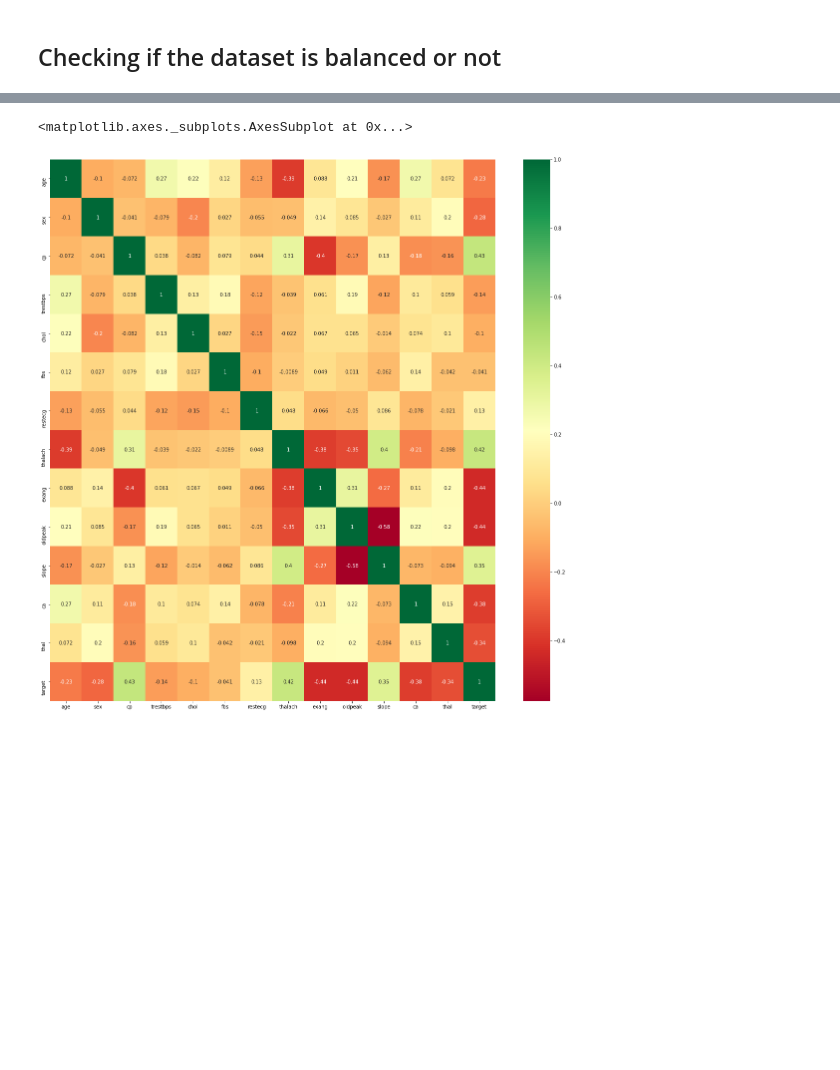
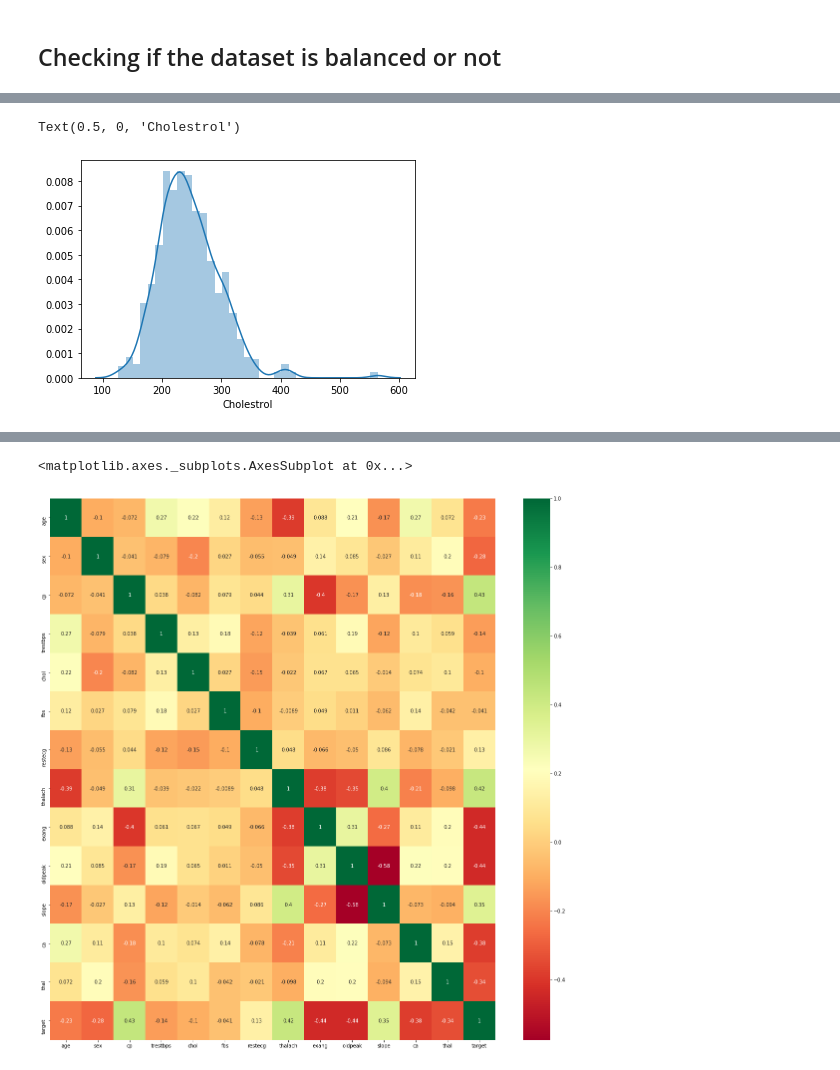
Before and after one commit to Pranav016/heart-disease-prediction-system, a Jupyter notebook: Heart disease prediction system.ipynb, the cells around one changed output, grey strips where cells are left out. Drawn from its saved outputs; the diff is of its cells as text; code cells hidden in the pictures; blank space fills up the shorter version.

```diff
--- a/Heart disease prediction system.ipynb
+++ b/Heart disease prediction system.ipynb
@@ -80,0 +154,7 @@ sns.countplot(x='target', data=df)
+# %%
+# checking distribution of cholestrol
+sns.distplot(df["chol"])
+plt.xlabel("Cholestrol")
+# %% [output]
+Text(0.5, 0, 'Cholestrol')
+[figure, added]
```
Also changed, not shown: parts of 31 cells of this notebook.
